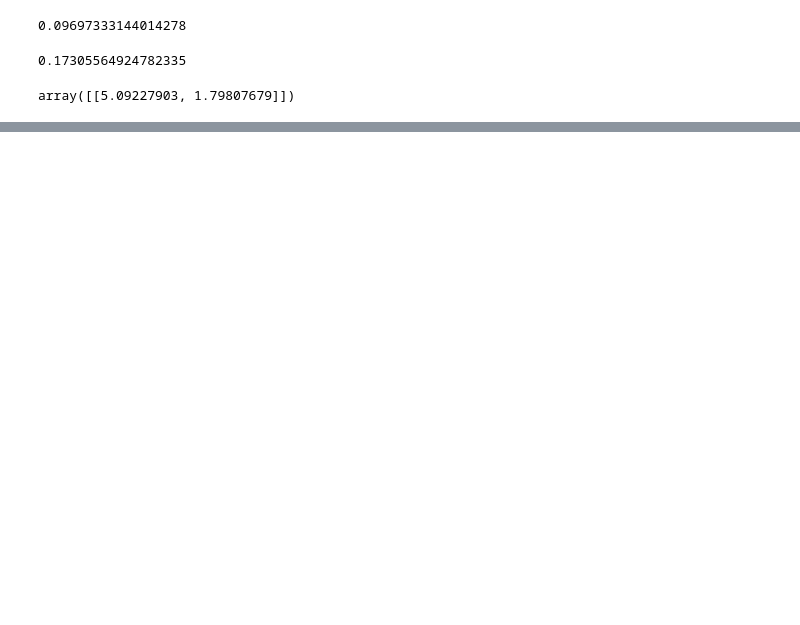
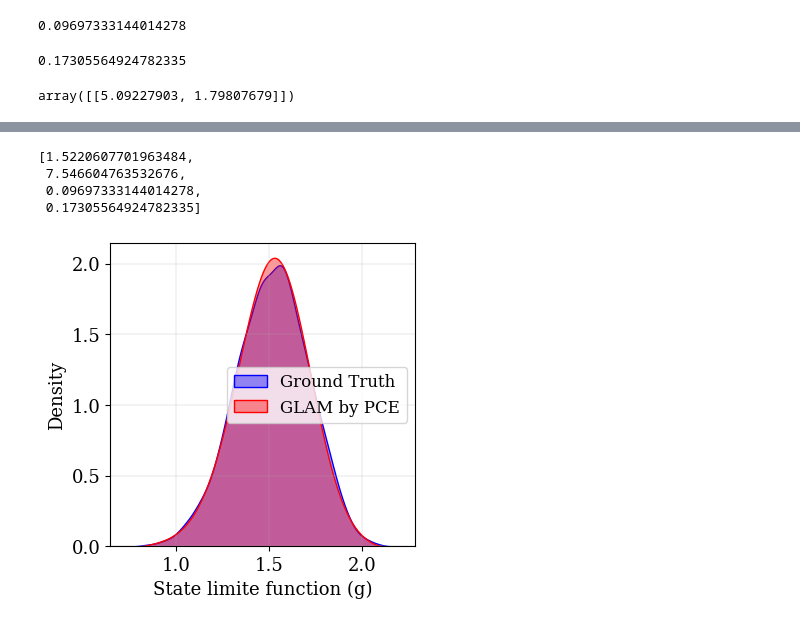
Before and after one commit to Pesquisa-UFCAT/2024-1_victor_hugo_renata_maria, a Jupyter notebook: analysis_g_function.ipynb, the cells around one changed output, grey strips where cells are left out. Cells and saved outputs as stored; diff of their text form; code cells hidden in the pictures; blank space fills up the shorter version.

```diff
--- a/analysis_g_function.ipynb
+++ b/analysis_g_function.ipynb
@@ -325,0 +419,79 @@ plt.show()
+# %%
+lambdas_aux = [y_val_pre[0,0], y_val_pre[0,1], lambda_3, lambda_4]
+lambdas_aux
+# %% [output]
+[1.5220607701963484,
+ 7.546604763532676,
+ 0.09697333144014278,
+ 0.17305564924782335]
+# %%
+def glam_generator(lambdas, n_points=5000, quantile_trim=1e-3, qp_min=1e-8, ylim=None):
+    l1, l2, l3, l4 = lambdas
+
+    # Curva da PDF GLD (robusta para evitar explosões numéricas)
+    a = float(quantile_trim)
+    u = np.linspace(a, 1.0 - a, n_points)
+    x = gld_fkml_quantile(u, l1, l2, l3, l4)
+    qp = gld_fkml_qprime(u, l2, l3, l4)
+
+    mask = np.isfinite(x) & np.isfinite(qp) & (qp > qp_min)
+    x, f = x[mask], (1.0 / qp[mask])
+
+    order = np.argsort(x)
+    x, f = x[order], f[order]
+
+    return list(x), list(f)
+
+glam_data, _ = glam_generator(lambdas_aux)
+# %%
+### Figure name and DPI
+dpi = 600                                                                               # Change as you wish
+name = 'histogram_glam_versus_gt_t50_en' # Change as you wish
+
+### Chart dimensions (in centimeters)
+b_cm = 10                                                   # Change as you wish
+h_cm = 10                                                    # Change as you wish
+inches_to_cm = 1 / 2.54
+b_input = b_cm * inches_to_cm
+h_input = h_cm * inches_to_cm
+
+### Axis and labels (For LateX font format use the dollar sign $)
+label_y = 'Density'
+label_x = 'State limite function (g)'                     # Change as you wish
+size_label = 13                     # Change as you wish
+color_label = 'black'               # or hexadecimal. Change as you wish
+size_axis = 13                      # Change as you wish
+color_axis = 'black'                # or hexadecimal. Change as you wish
+
+### Color KDE
+color = ['blue', 'red']             # or hexadecimal. Change as you wish
+alpha = 0.4                         # Change as you wish
+
+### Legend. Do you need legend? Use the cell bellow:
+legend_label = ['Ground Truth', 'GLAM by PCE']    # Change as you wish
+size_legend = 12                       # Change as you wish
+location_legend = 'center right'       # Change as you wish
+
+### Figure
+fig, ax = plt.subplots(figsize=(b_input, h_input))
+
+### Config axis
+ax.tick_params(axis='both', which='major', labelsize=size_axis, colors=color_axis)
+ax.set_xlabel(label_x, fontsize=size_label, color=color_label)
+ax.set_ylabel(label_y, fontsize=size_label, color=color_label)
+
+### Config grid
+on_or_off = True
+plt.grid(on_or_off, which='both', linestyle='-', linewidth=0.2)
+
+### Plot with legend
+sns.kdeplot(data=gt_data, fill=True, alpha=alpha, ax=ax, color=color[0], label=legend_label[0])
+sns.kdeplot(data=glam_data, fill=True, alpha=alpha, ax=ax, color=color[1], label=legend_label[1])
+### Legend. Do you need legend? Use the cell bellow:
+ax.legend(fontsize=size_legend, loc=location_legend)
+
+# Save. Do you need save? Use the cell bellow:
+fig.savefig(f'z_{name}.png', dpi=dpi, bbox_inches='tight')
+plt.show()
+# %% [output]
+[figure, added]
```
Also changed, not shown: parts of 18 cells of this notebook, 4 other files.
